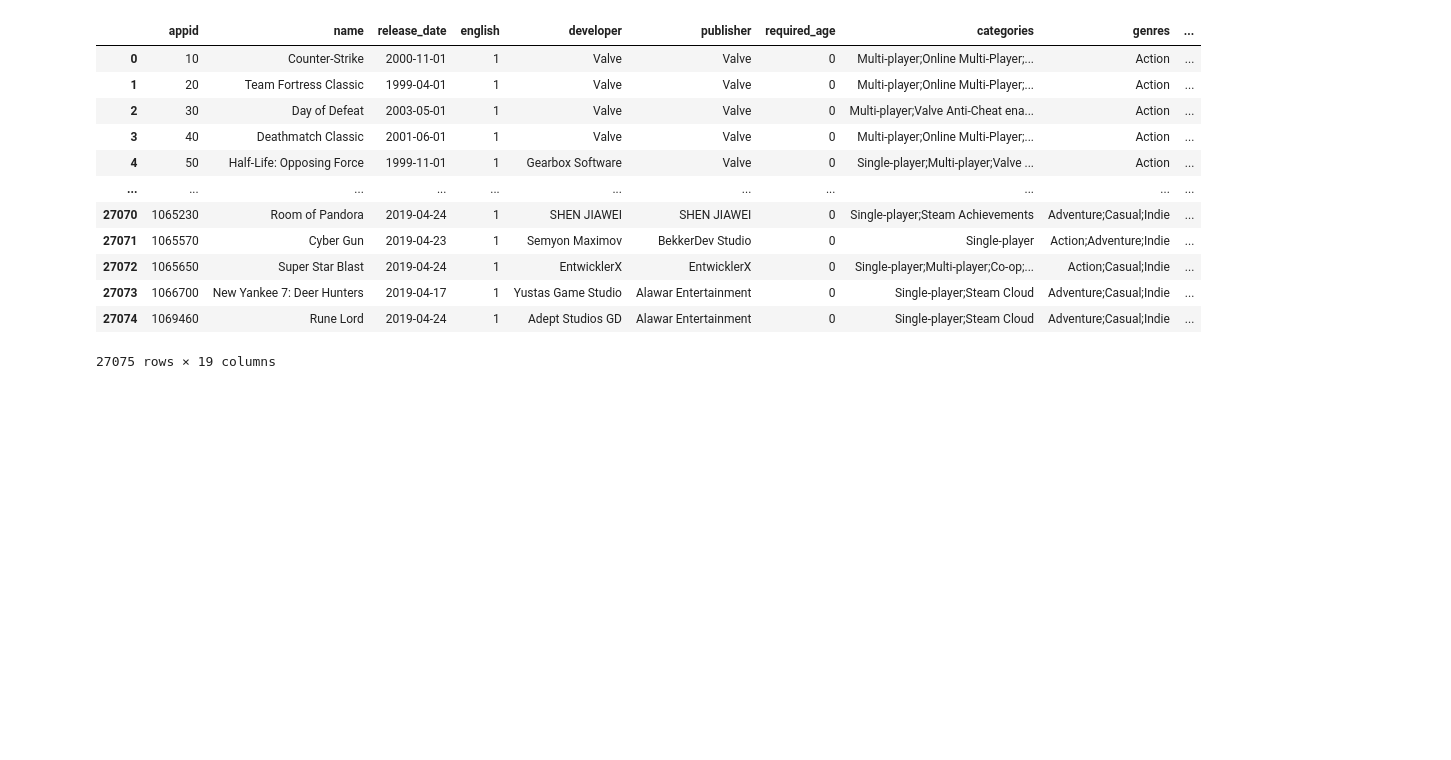
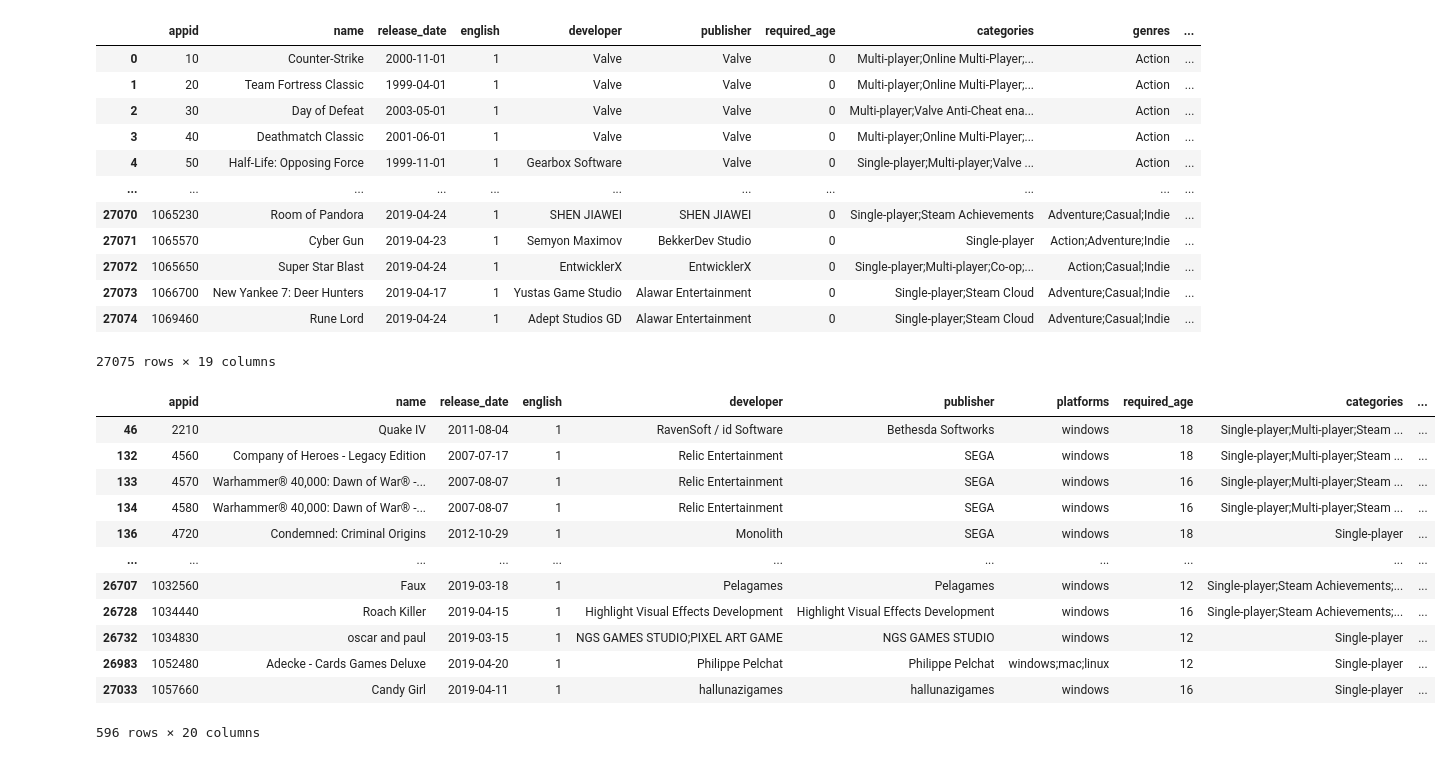
Before and after one commit to matejgrzinic/PR20MGDPMZML, a Jupyter notebook: zupancic.ipynb, the cells around one changed output. Drawn from its saved outputs; the diff is of its cells as text; code cells hidden in the pictures; blank space fills up the shorter version.

```diff
--- a/zupancic.ipynb
+++ b/zupancic.ipynb
@@ -173,4 +176,19 @@ steam.drop(columns=["platforms"])
 # %%
 #Tryout korelacija z seaborn modulom
 # import seaborn as sns
 # sns.heatmap(steam.corr())
+steam.loc[steam["required_age"] > 0]
+# %% [output]
+|  | appid | name | release_date | english | developer | publisher | platforms | required_age | categories | ... |
+| 46 | 2210 | Quake IV | 2011-08-04 | 1 | RavenSoft / id Software | Bethesda Softworks | windows | 18 | Single-player;Multi-player;Steam ... | ... |
+| 132 | 4560 | Company of Heroes - Legacy Edition | 2007-07-17 | 1 | Relic Entertainment | SEGA | windows | 18 | Single-player;Multi-player;Steam ... | ... |
+| 133 | 4570 | Warhammer® 40,000: Dawn of War® -... | 2007-08-07 | 1 | Relic Entertainment | SEGA | windows | 16 | Single-player;Multi-player;Steam ... | ... |
+| 134 | 4580 | Warhammer® 40,000: Dawn of War® -... | 2007-08-07 | 1 | Relic Entertainment | SEGA | windows | 16 | Single-player;Multi-player;Steam ... | ... |
+| 136 | 4720 | Condemned: Criminal Origins | 2012-10-29 | 1 | Monolith | SEGA | windows | 18 | Single-player | ... |
+| ... | ... | ... | ... | ... | ... | ... | ... | ... | ... | ... |
+| 26707 | 1032560 | Faux | 2019-03-18 | 1 | Pelagames | Pelagames | windows | 12 | Single-player;Steam Achievements;... | ... |
+| 26728 | 1034440 | Roach Killer | 2019-04-15 | 1 | Highlight Visual Effects Development | Highlight Visual Effects Development | windows | 16 | Single-player;Steam Achievements;... | ... |
+| 26732 | 1034830 | oscar and paul | 2019-03-15 | 1 | NGS GAMES STUDIO;PIXEL ART GAME | NGS GAMES STUDIO | windows | 12 | Single-player | ... |
+| 26983 | 1052480 | Adecke - Cards Games Deluxe | 2019-04-20 | 1 | Philippe Pelchat | Philippe Pelchat | windows;mac;linux | 12 | Single-player | ... |
+| 27033 | 1057660 | Candy Girl | 2019-04-11 | 1 | hallunazigames | hallunazigames | windows | 16 | Single-player | ... |
+596 rows × 20 columns
```
Also changed, not shown: parts of 5 cells of this notebook, 2 other files.
